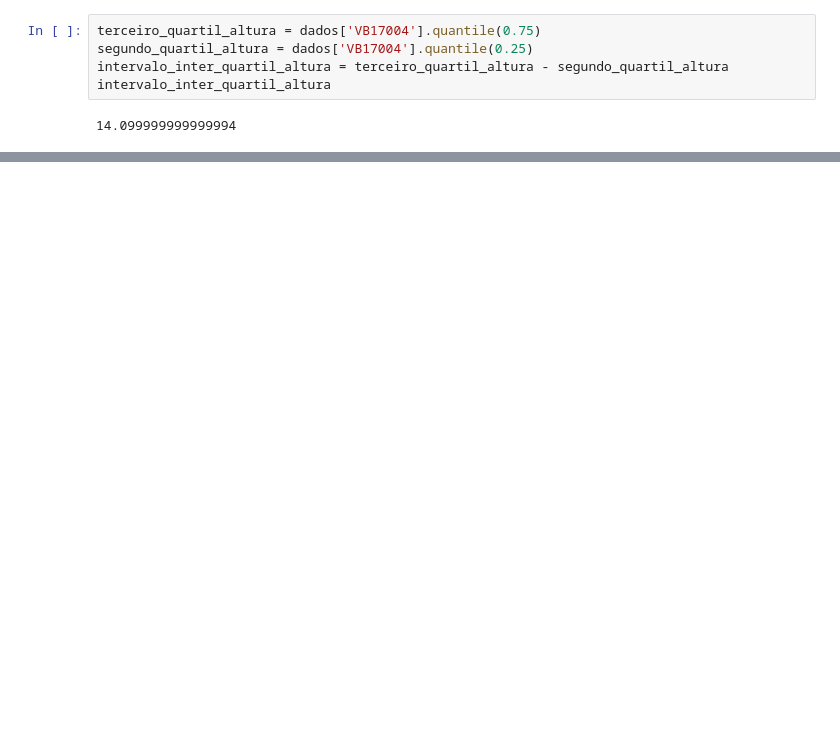
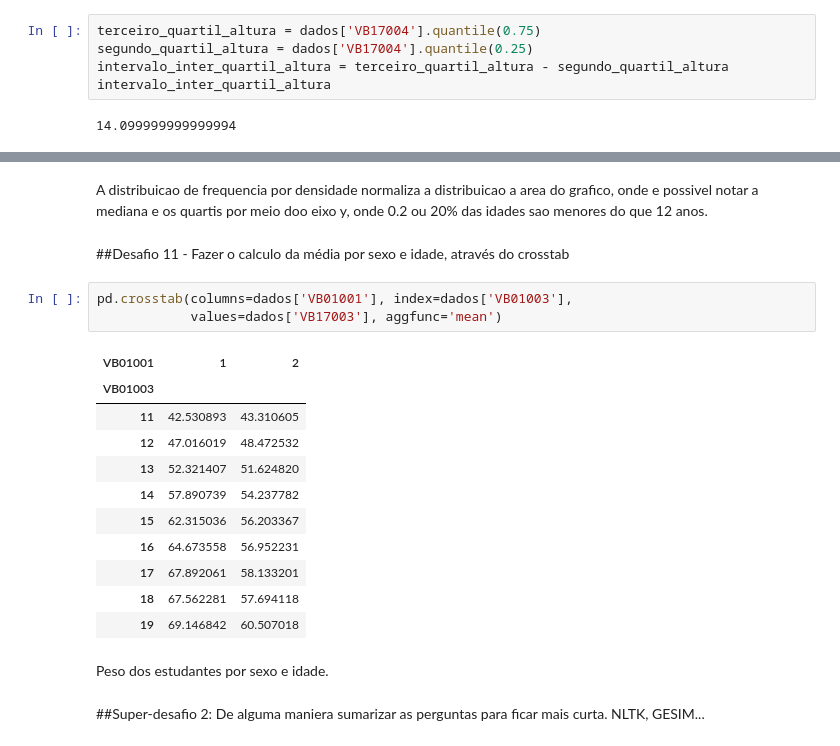
Before and after one commit to MarcosRMG/Bootcamp-Alura-Data-Science, a Jupyter notebook: Analise_descritiva_e_testes_estatisticos.ipynb, the cells around one changed output, grey strips where cells are left out. Cells and saved outputs as stored; diff of their text form; blank space fills up the shorter version.

```diff
--- a/Analise_descritiva_e_testes_estatisticos.ipynb
+++ b/Analise_descritiva_e_testes_estatisticos.ipynb
@@ -867,0 +969,23 @@ O intervalo inter-quartil da altura é de 14.09 centímetros, os números que s
+# %% [markdown]
+A distribuicao de frequencia por densidade normaliza a distribuicao a area do grafico, onde e possivel notar a mediana e os quartis por meio doo eixo y, onde 0.2 ou 20% das idades sao menores do que 12 anos.
+# %% [markdown]
+##Desafio 11 - Fazer o calculo da média por sexo e idade, através do crosstab
+# %%
+pd.crosstab(columns=dados['VB01001'], index=dados['VB01003'],
+            values=dados['VB17003'], aggfunc='mean')
+# %% [output]
+| VB01001 | 1 | 2 |
+| VB01003 |  |  |
+| 11 | 42.530893 | 43.310605 |
+| 12 | 47.016019 | 48.472532 |
+| 13 | 52.321407 | 51.624820 |
+| 14 | 57.890739 | 54.237782 |
+| 15 | 62.315036 | 56.203367 |
+| 16 | 64.673558 | 56.952231 |
+| 17 | 67.892061 | 58.133201 |
+| 18 | 67.562281 | 57.694118 |
+| 19 | 69.146842 | 60.507018 |
+# %% [markdown]
+Peso dos estudantes por sexo e idade.
+# %% [markdown]
+##Super-desafio 2: De alguma maniera sumarizar as perguntas para ficar mais curta. NLTK, GESIM...
```
Also changed, not shown: parts of 69 cells of this notebook.
